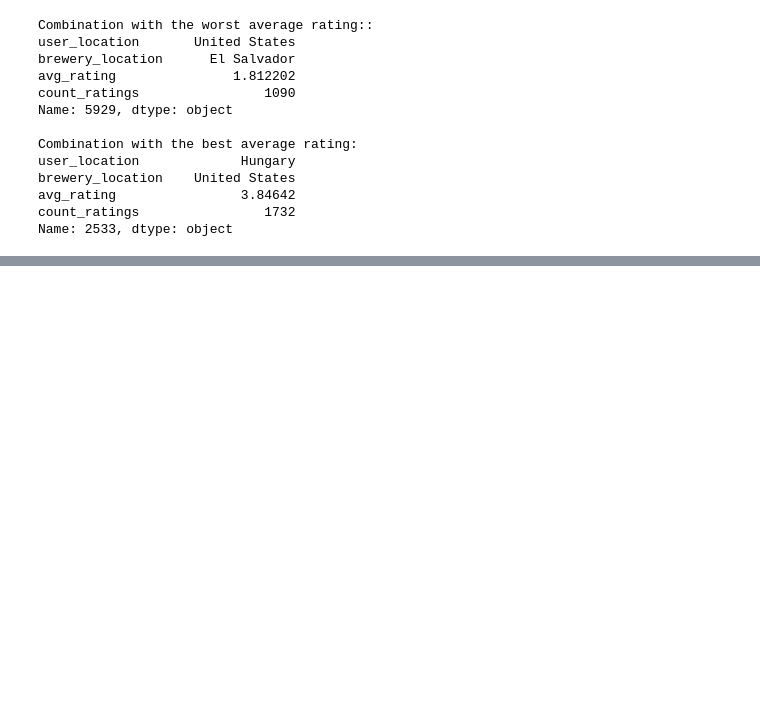
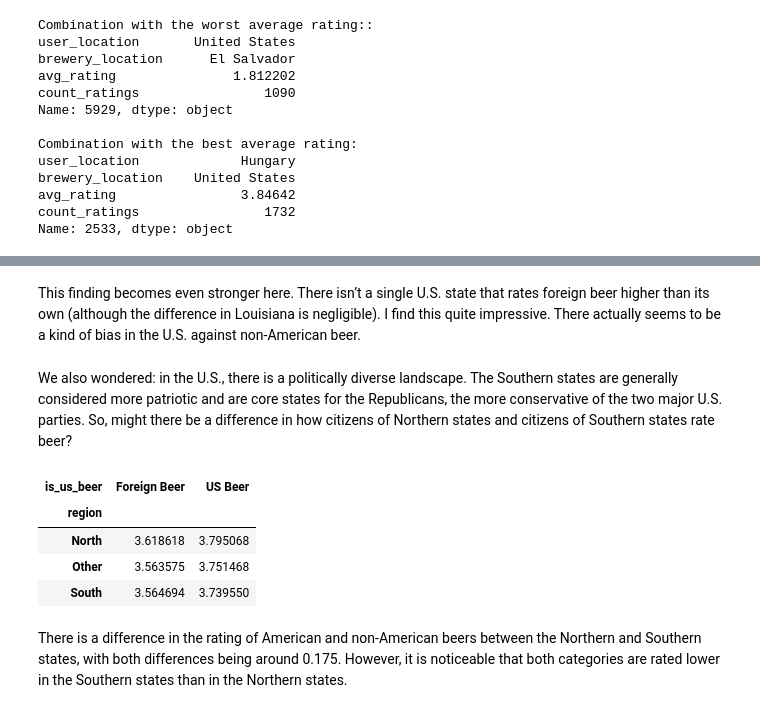
Before and after one commit to epfl-ada/ada-2024-project-thefivedatawranglers, a Jupyter notebook: results.ipynb, the cells around one changed output, grey strips where cells are left out. Cells and saved outputs as stored; diff of their text form; code cells hidden in the pictures; blank space fills up the shorter version.

```diff
--- a/results.ipynb
+++ b/results.ipynb
@@ -169,0 +219,15 @@ Name: 2533, dtype: object
+# %% [markdown]
+This finding becomes even stronger here. There isn’t a single U.S. state that rates foreign beer higher than its own (although the difference in Louisiana is negligible). I find this quite impressive. There actually seems to be a kind of bias in the U.S. against non-American beer.
+# %% [markdown]
+We also wondered: in the U.S., there is a politically diverse landscape. The Southern states are generally considered more patriotic and are core states for the Republicans, the more conservative of the two major U.S. parties. So, might there be a difference in how citizens of Northern states and citizens of Southern states rate beer?
+# %%
+average_ratings = north_south_avg(df_us_only)
+average_ratings
+# %% [output]
+| is_us_beer | Foreign Beer | US Beer |
+| region |  |  |
+| North | 3.618618 | 3.795068 |
+| Other | 3.563575 | 3.751468 |
+| South | 3.564694 | 3.739550 |
+# %% [markdown]
+There is a difference in the rating of American and non-American beers between the Northern and Southern states, with both differences being around 0.175. However, it is noticeable that both categories are rated lower in the Southern states than in the Northern states.
```
Also changed, not shown: parts of 23 cells of this notebook, 4 other files.
